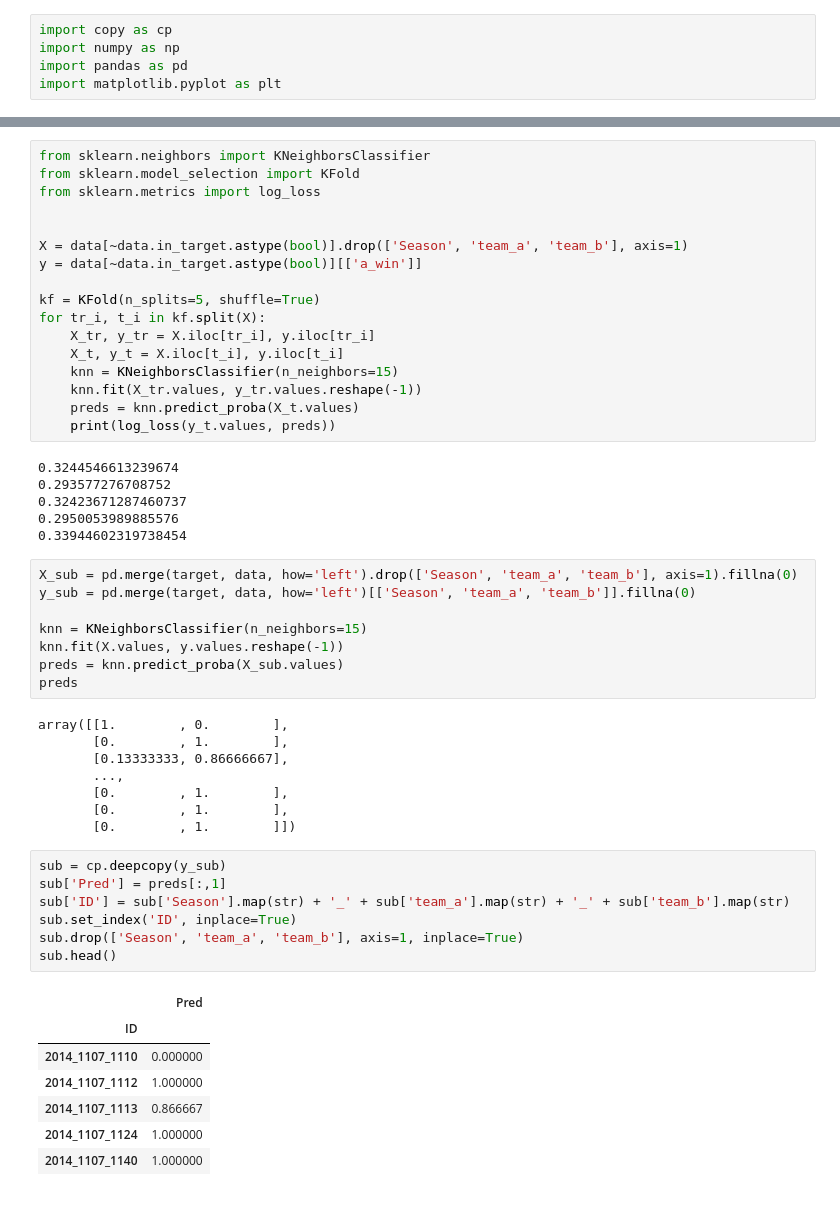
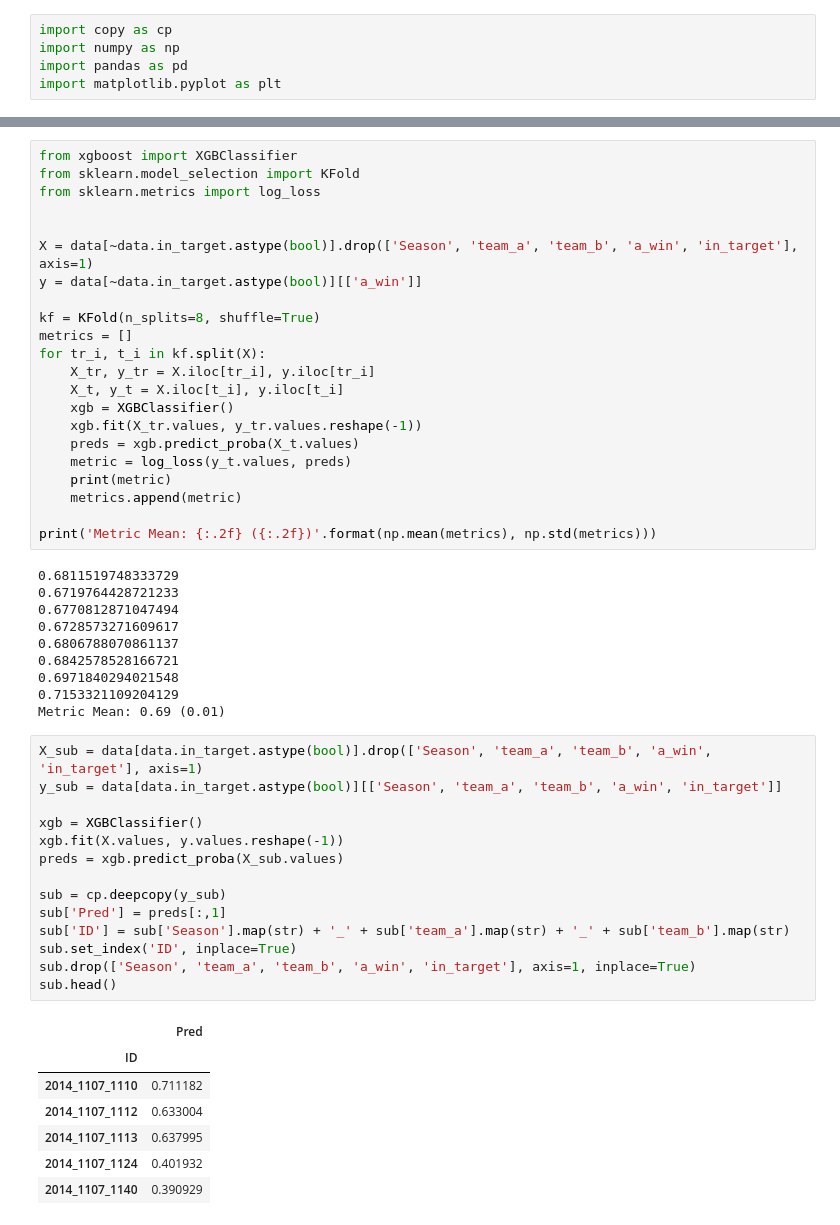
Before and after one commit to TheMoods/MarchMadness, a Jupyter notebook: Baseline_1.ipynb, the cells around one changed output, grey strips where cells are left out. Saved outputs shown, nothing was run; the diff lists cells and outputs as text.

```diff
--- a/Baseline_1.ipynb
+++ b/Baseline_1.ipynb
@@ -106,54 +137,54 @@ data.sample()
 # %%
-from sklearn.neighbors import KNeighborsClassifier
+from xgboost import XGBClassifier
 from sklearn.model_selection import KFold
 from sklearn.metrics import log_loss
 
 
-X = data[~data.in_target.astype(bool)].drop(['Season', 'team_a', 'team_b'], axis=1)
+X = data[~data.in_target.astype(bool)].drop(['Season', 'team_a', 'team_b', 'a_win', 'in_target'], axis=1)
 y = data[~data.in_target.astype(bool)][['a_win']]
 
-kf = KFold(n_splits=5, shuffle=True)
+kf = KFold(n_splits=8, shuffle=True)
+metrics = []
 for tr_i, t_i in kf.split(X):
     X_tr, y_tr = X.iloc[tr_i], y.iloc[tr_i]
     X_t, y_t = X.iloc[t_i], y.iloc[t_i]
-    knn = KNeighborsClassifier(n_neighbors=15)
-    knn.fit(X_tr.values, y_tr.values.reshape(-1))
-    preds = knn.predict_proba(X_t.values)
-    print(log_loss(y_t.values, preds))
+    xgb = XGBClassifier()
+    xgb.fit(X_tr.values, y_tr.values.reshape(-1))
+    preds = xgb.predict_proba(X_t.values)
+    metric = log_loss(y_t.values, preds)
+    print(metric)
+    metrics.append(metric)
+
+print('Metric Mean: {:.2f} ({:.2f})'.format(np.mean(metrics), np.std(metrics)))
 # %% [output]
-0.3244546613239674
-0.293577276708752
-0.32423671287460737
-0.2950053989885576
-0.33944602319738454
+0.6811519748333729
+0.6719764428721233
+0.6770812871047494
+0.6728573271609617
+0.6806788070861137
+0.6842578528166721
+0.6971840294021548
+0.7153321109204129
+Metric Mean: 0.69 (0.01)
-# %%
-X_sub = pd.merge(target, data, how='left').drop(['Season', 'team_a', 'team_b'], axis=1).fillna(0)
-y_sub = pd.merge(target, data, how='left')[['Season', 'team_a', 'team_b']].fillna(0)
-
-knn = KNeighborsClassifier(n_neighbors=15)
-knn.fit(X.values, y.values.reshape(-1))
-preds = knn.predict_proba(X_sub.values)
-preds
-# %% [output]
-array([[1.        , 0.        ],
-       [0.        , 1.        ],
-       [0.13333333, 0.86666667],
-       ...,
-       [0.        , 1.        ],
-       [0.        , 1.        ],
-       [0.        , 1.        ]])
 # %%
+X_sub = data[data.in_target.astype(bool)].drop(['Season', 'team_a', 'team_b', 'a_win', 'in_target'], axis=1)
+y_sub = data[data.in_target.astype(bool)][['Season', 'team_a', 'team_b', 'a_win', 'in_target']]
+
+xgb = XGBClassifier()
+xgb.fit(X.values, y.values.reshape(-1))
+preds = xgb.predict_proba(X_sub.values)
+
 sub = cp.deepcopy(y_sub)
 sub['Pred'] = preds[:,1]
 sub['ID'] = sub['Season'].map(str) + '_' + sub['team_a'].map(str) + '_' + sub['team_b'].map(str)
 sub.set_index('ID', inplace=True)
-sub.drop(['Season', 'team_a', 'team_b'], axis=1, inplace=True)
+sub.drop(['Season', 'team_a', 'team_b', 'a_win', 'in_target'], axis=1, inplace=True)
 sub.head()
 # %% [output]
 |  | Pred |
 | ID |  |
-| 2014_1107_1110 | 0.000000 |
-| 2014_1107_1112 | 1.000000 |
-| 2014_1107_1113 | 0.866667 |
-| 2014_1107_1124 | 1.000000 |
-| 2014_1107_1140 | 1.000000 |
+| 2014_1107_1110 | 0.711182 |
+| 2014_1107_1112 | 0.633004 |
+| 2014_1107_1113 | 0.637995 |
+| 2014_1107_1124 | 0.401932 |
+| 2014_1107_1140 | 0.390929 |
```
Also changed, not shown: parts of 13 cells of this notebook, 2 other files.
